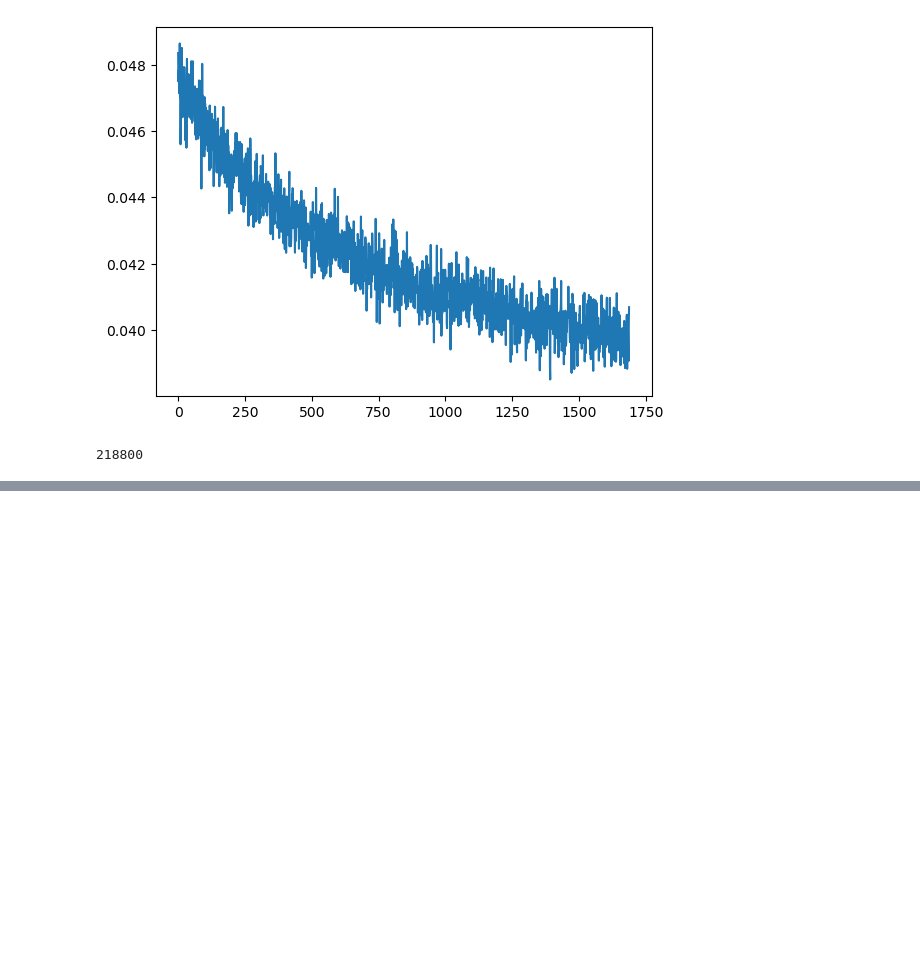
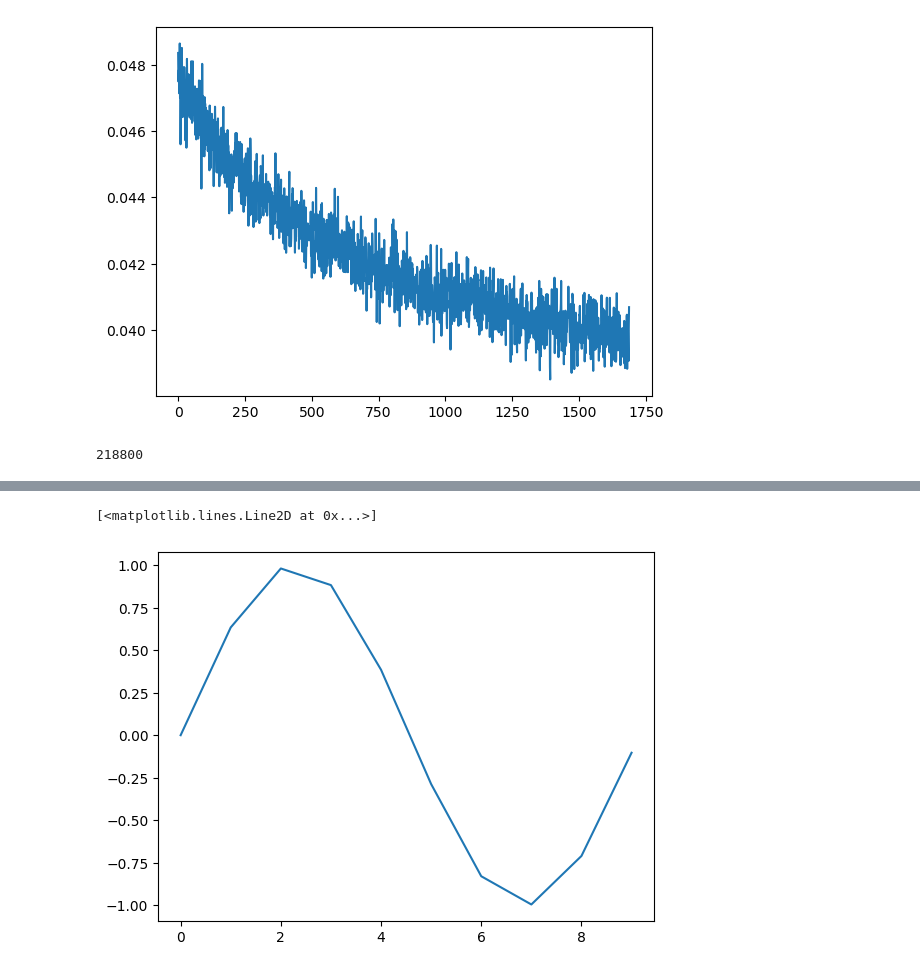
Before and after one commit to clu0/diffusion_models, a Jupyter notebook: naive/run_mnist.ipynb, the cells around one changed output, grey strips where cells are left out. Cells and saved outputs as stored; diff of their text form; code cells hidden in the pictures; blank space fills up the shorter version.

```diff
--- a/naive/run_mnist.ipynb
+++ b/naive/run_mnist.ipynb
@@ -199,0 +267,5 @@ averaged_losses = np.mean(losses.reshape(-1, 100), axis=1)
+# %%
+plt.plot(emb[:, 2])
+# %% [output]
+[<matplotlib.lines.Line2D at 0x...>]
+[figure, added]
```
Also changed, not shown: parts of 13 cells of this notebook, 3 other files.
